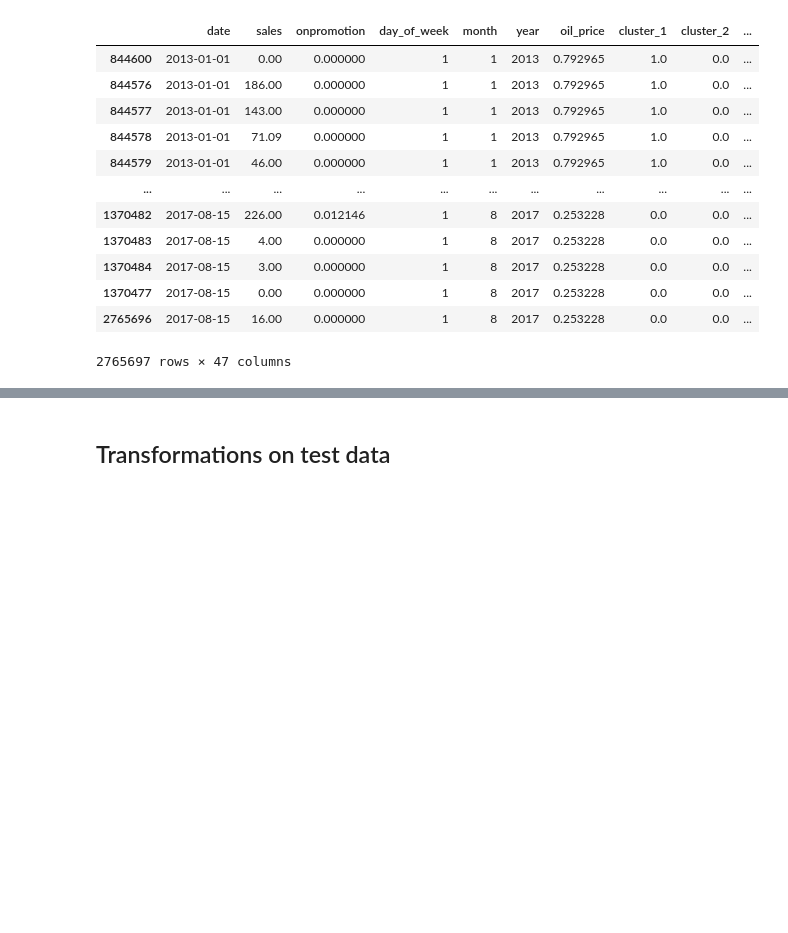
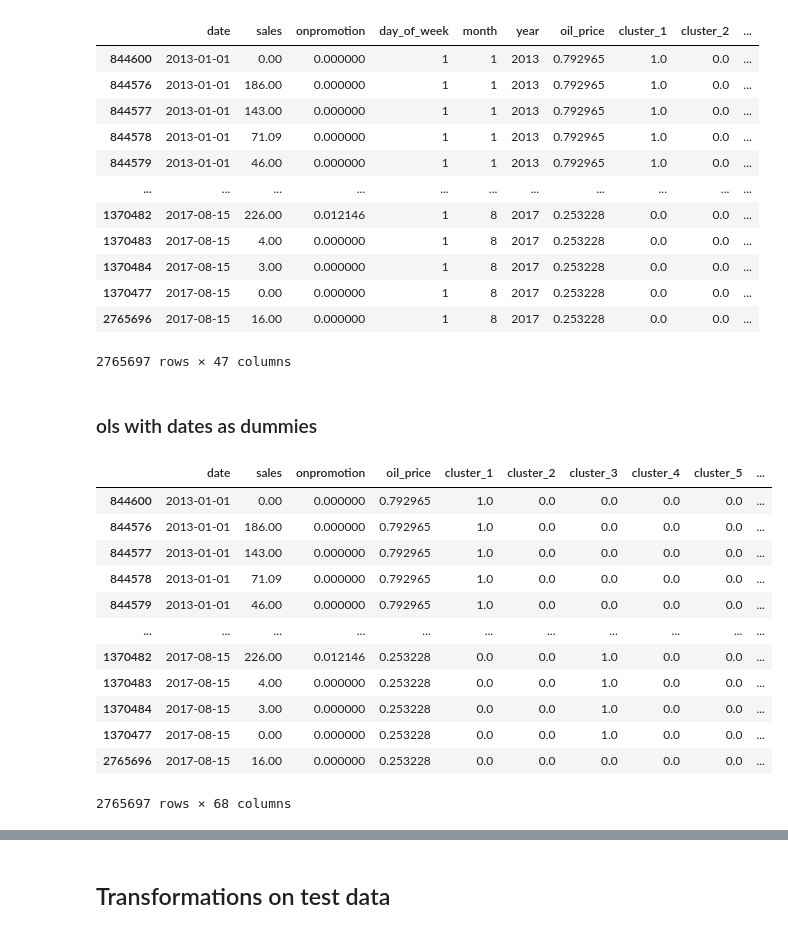
Before and after one commit to coryleroy1/Store-Sales, a Jupyter notebook: Feature Engineering/Feature Engineering.ipynb, the cells around one changed output, grey strips where cells are left out. Saved outputs shown, nothing was run; the diff lists cells and outputs as text; code cells hidden in the pictures; blank space fills up the shorter version.

```diff
--- a/Feature Engineering/Feature Engineering.ipynb
+++ b/Feature Engineering/Feature Engineering.ipynb
@@ -515,3 +597,11 @@ df_train_dummies_ols
 | 1370477 | 2017-08-15 | 0.00 | 0.000000 | 1 | 8 | 2017 | 0.253228 | 0.0 | 0.0 | ... |
 | 2765696 | 2017-08-15 | 16.00 | 0.000000 | 1 | 8 | 2017 | 0.253228 | 0.0 | 0.0 | ... |
 2765697 rows × 47 columns
+# %% [markdown]
+### ols with dates as dummies ###
+# %%
+
+df_train_dummies_ols_d = pd.get_dummies(df_train_merged, columns=['cluster','holiday','familycluster', 'day_of_week', 'month', 'year']) ## add family pca here maybe?
+# if we arent getting expected results, create dummies for date features
+df_train_dummies_ols_d = df_train_dummies_ols_d.sort_values(by='date')
+df_train_dummies_ols_d.drop(columns=['family','store_nbr'], inplace=True)
@@ -518 +610,26 @@ df_train_dummies_ols
+# %%
+columns_to_scale_ols_d =  list(df_train_dummies_ols_d.columns)
+columns_to_scale_ols_d.remove('date')
+columns_to_scale_ols_d.remove('sales')
+# %%
+# Introduce MinMaxScaler
+scaler_ols_d = MinMaxScaler()
+
+# Apply
+df_train_dummies_ols_d[columns_to_scale_ols_d] = scaler_ols_d.fit_transform(df_train_dummies_ols_d[columns_to_scale_ols_d])
+df_train_dummies_ols_d
+# %% [output]
+|  | date | sales | onpromotion | oil_price | cluster_1 | cluster_2 | cluster_3 | cluster_4 | cluster_5 | ... |
+| 844600 | 2013-01-01 | 0.00 | 0.000000 | 0.792965 | 1.0 | 0.0 | 0.0 | 0.0 | 0.0 | ... |
+| 844576 | 2013-01-01 | 186.00 | 0.000000 | 0.792965 | 1.0 | 0.0 | 0.0 | 0.0 | 0.0 | ... |
+| 844577 | 2013-01-01 | 143.00 | 0.000000 | 0.792965 | 1.0 | 0.0 | 0.0 | 0.0 | 0.0 | ... |
+| 844578 | 2013-01-01 | 71.09 | 0.000000 | 0.792965 | 1.0 | 0.0 | 0.0 | 0.0 | 0.0 | ... |
+| 844579 | 2013-01-01 | 46.00 | 0.000000 | 0.792965 | 1.0 | 0.0 | 0.0 | 0.0 | 0.0 | ... |
+| ... | ... | ... | ... | ... | ... | ... | ... | ... | ... | ... |
+| 1370482 | 2017-08-15 | 226.00 | 0.012146 | 0.253228 | 0.0 | 0.0 | 1.0 | 0.0 | 0.0 | ... |
+| 1370483 | 2017-08-15 | 4.00 | 0.000000 | 0.253228 | 0.0 | 0.0 | 1.0 | 0.0 | 0.0 | ... |
+| 1370484 | 2017-08-15 | 3.00 | 0.000000 | 0.253228 | 0.0 | 0.0 | 1.0 | 0.0 | 0.0 | ... |
+| 1370477 | 2017-08-15 | 0.00 | 0.000000 | 0.253228 | 0.0 | 0.0 | 1.0 | 0.0 | 0.0 | ... |
+| 2765696 | 2017-08-15 | 16.00 | 0.000000 | 0.253228 | 0.0 | 0.0 | 0.0 | 0.0 | 0.0 | ... |
+2765697 rows × 68 columns
 # %%
```
Also changed, not shown: parts of 30 cells of this notebook, 2 other files.
